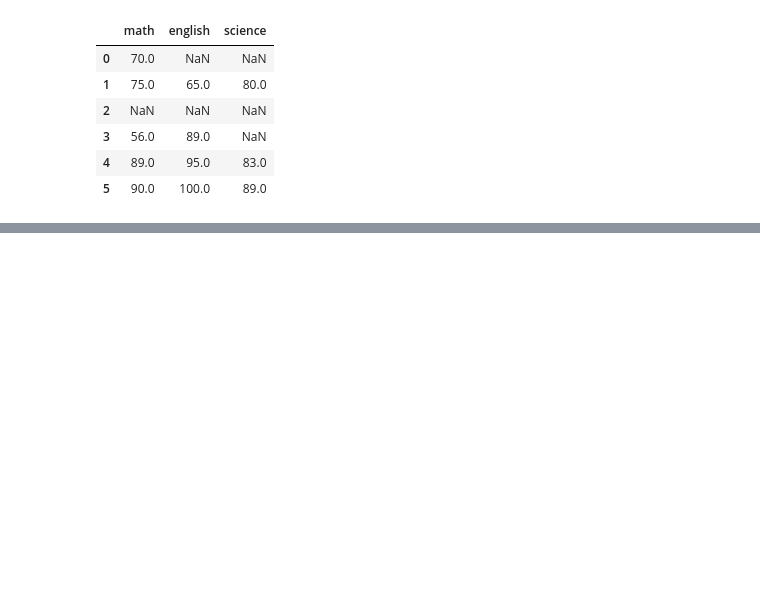
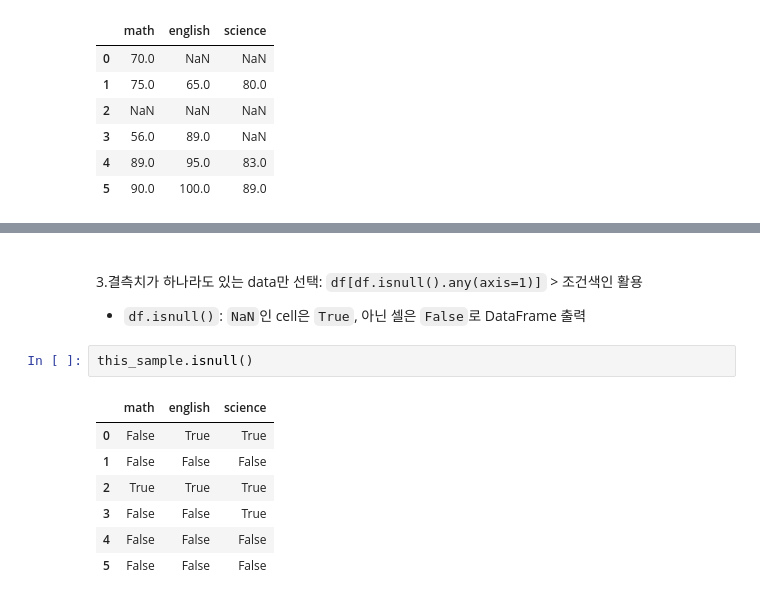
Before and after one commit to dev-EthanJ/Numpy_and_Pandas, a Jupyter notebook: 20221101_1_Data_pre-processing_2.ipynb, the cells around one changed output, grey strips where cells are left out. Saved outputs shown, nothing was run; the diff lists cells and outputs as text; blank space fills up the shorter version.

```diff
--- a/20221101_1_Data_pre-processing_2.ipynb
+++ b/20221101_1_Data_pre-processing_2.ipynb
@@ -347,0 +388,16 @@ this_sample
+# %% [markdown]
+<br>
+
+3.결측치가 하나라도 있는 data만 선택: `df[df.isnull().any(axis=1)]` > 조건색인 활용
+
+- `df.isnull()`: `NaN`인 cell은 `True`, 아닌 셀은 `False`로 DataFrame 출력
+# %%
+this_sample.isnull()
+# %% [output]
+|  | math | english | science |
+| 0 | False | True | True |
+| 1 | False | False | False |
+| 2 | True | True | True |
+| 3 | False | False | True |
+| 4 | False | False | False |
+| 5 | False | False | False |
```
Also changed, not shown: parts of 10 cells of this notebook, 5 other files.
